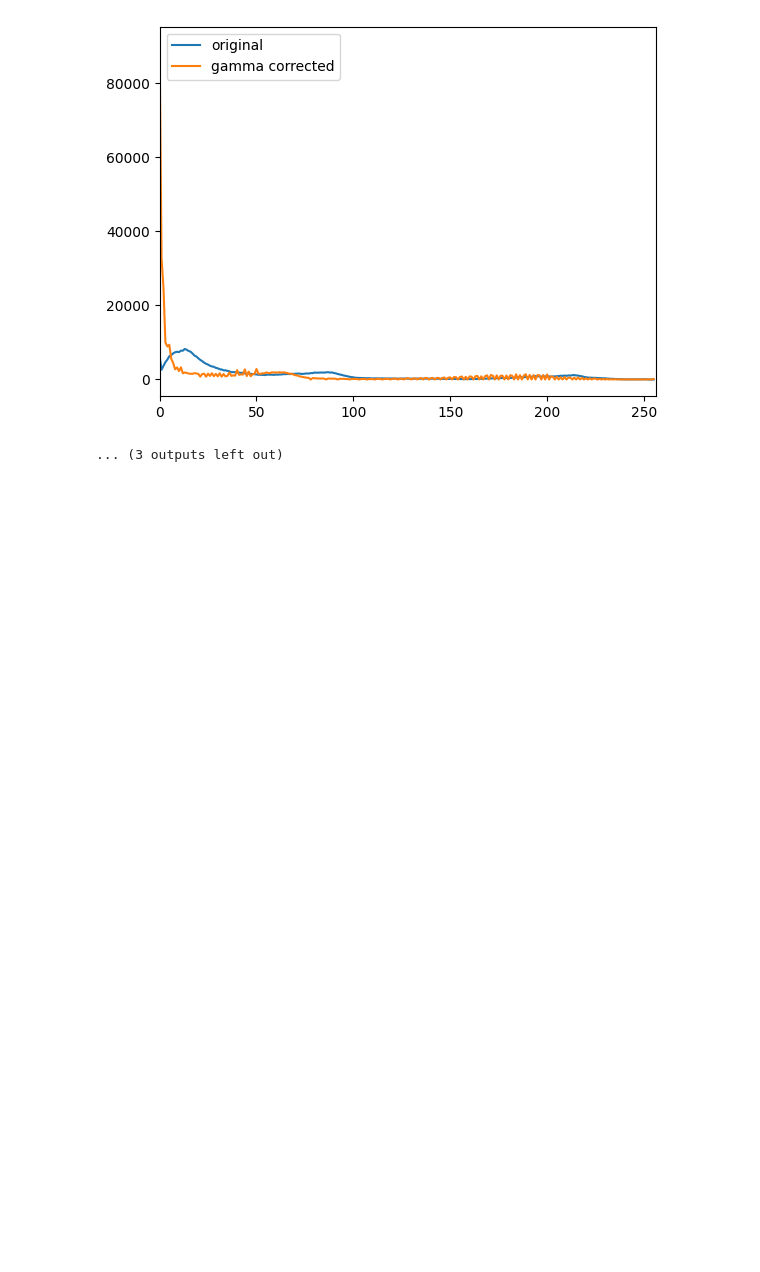
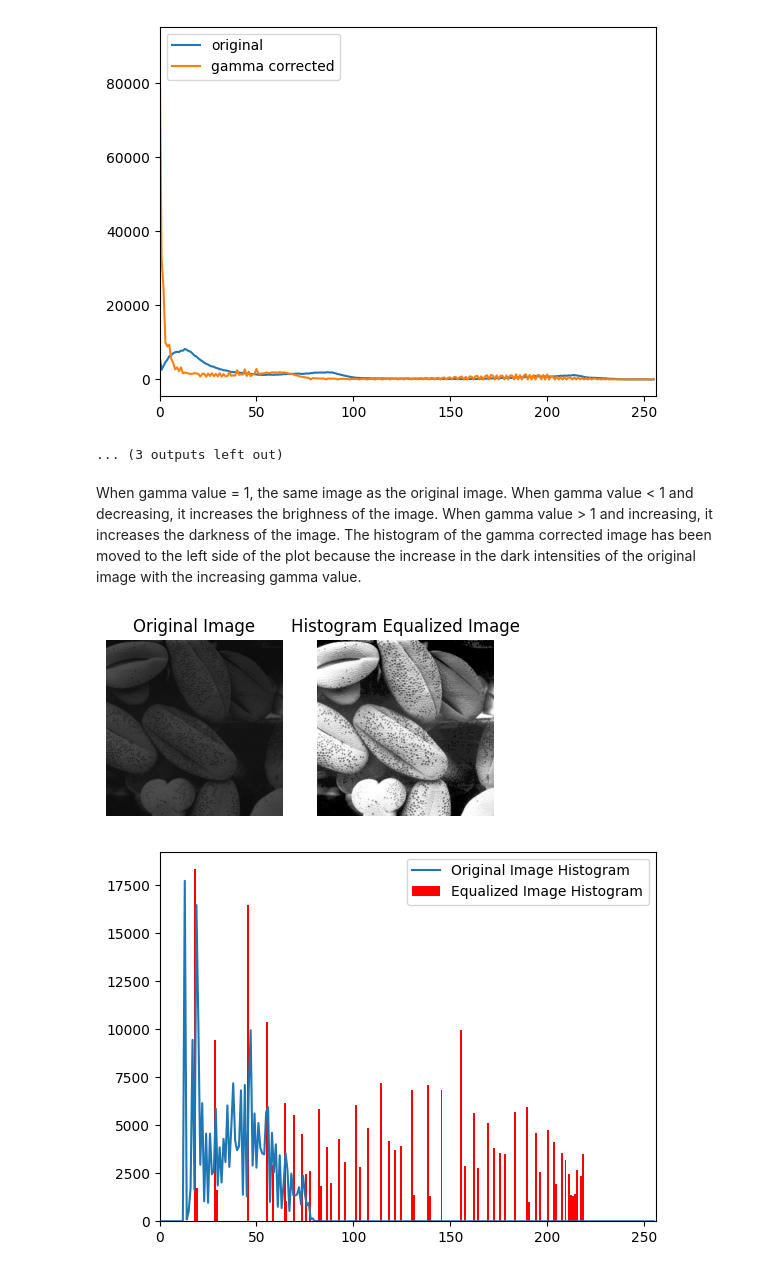
Before and after one commit to chathuwijethunga/EN3160_A_01, a Jupyter notebook: A_01.ipynb, the cells around one changed output. Saved outputs shown, nothing was run; the diff lists cells and outputs as text; code cells hidden in the pictures; blank space fills up the shorter version.

```diff
--- a/A_01.ipynb
+++ b/A_01.ipynb
@@ -83,3 +106,8 @@ for i in gamma:
 [figure]
 [figure]
 ... (3 outputs left out)
+# %% [markdown]
+When gamma value = 1, the same image as the original image.
+When gamma value < 1 and decreasing, it increases the brighness of the image.
+When gamma value > 1 and increasing, it increases the darkness of the image.
+The histogram of the gamma corrected image has been moved to the left side of the plot because the increase in the dark intensities of the original image with the increasing gamma value.
@@ -85,0 +116,35 @@ for i in gamma:
+# %%
+#question_05
+img = cv.imread("shells.tif", cv.IMREAD_GRAYSCALE)
+fig, ax = plt.subplots(1,2,figsize=(5,5))
+ax[0].imshow(cv.cvtColor(img,cv.COLOR_RGB2BGR))
+ax[0].set_title("Original Image")
+ax[0].axis("off")
+
+rows = img.shape[0]
+cols = img.shape[1]
+arr1 = np.zeros((256,), dtype=np.uint16)
+arr2 = np.zeros((256,), dtype=np.uint16)
+
+for i in range(rows):
+    for j in range(cols):
+        g = img[i,j]
+        arr1[g] += 1
+
+for i in range(256):
+    for j in range(i+1):
+        arr2[i] += arr1[j]*(255/(rows*cols))
+    arr2[i] = round(arr2[i],0)
+arr2 = arr2.astype(np.uint16)
+
+for i in range(rows):
+    for j in range(cols):
+        g = img[i,j]
+        img[i,j] = arr2[g]
+
+ax[1].imshow(img, cmap="gray"), ax[1].set_title("Histogram Equalized Image"), ax[1].axis("off"), plt.show()
+plt.plot(arr1), plt.hist(img.flatten(),256,[0,256],color='r'), plt.legend(('Original Image Histogram','Equalized Image Histogram'),loc='upper right'), plt.xlim([0,256])
+plt.show()
+# %% [output]
+[figure, added]
+[figure, added]
```
Also changed, not shown: parts of 8 cells of this notebook.
